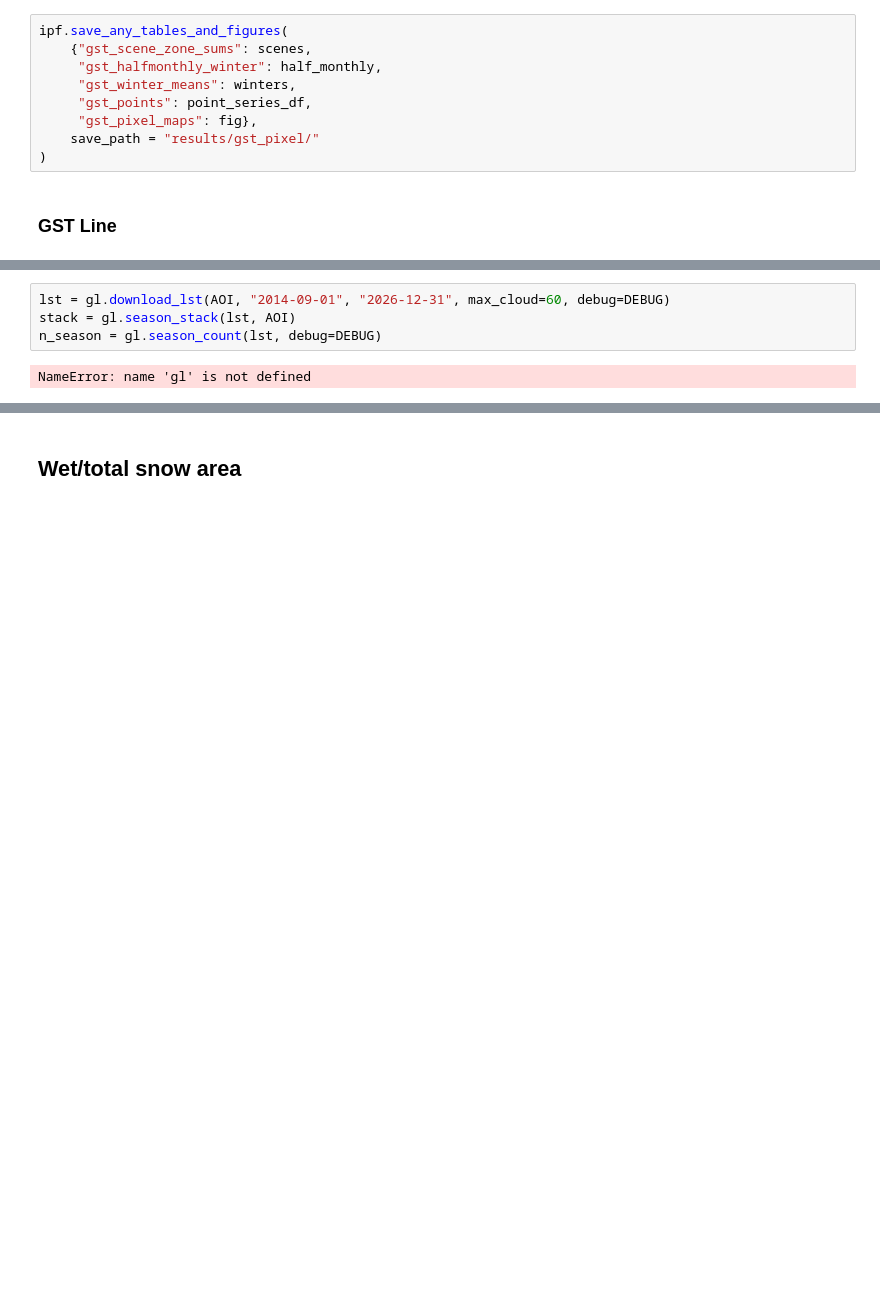
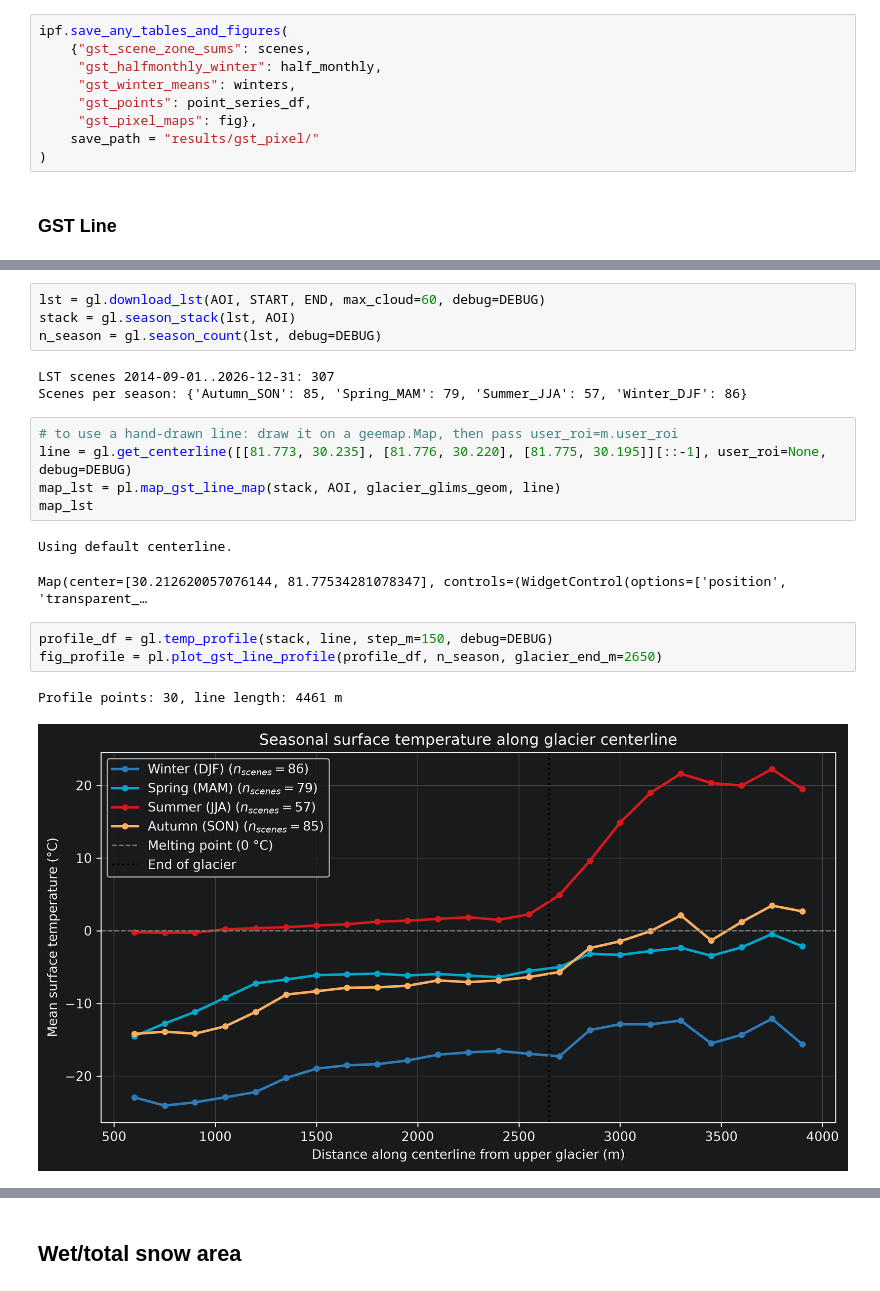
Before and after one commit to jgnnfw/EO_Cryosphere, a Jupyter notebook: main.ipynb, the cells around one changed output, grey strips where cells are left out. Cells and saved outputs as stored; diff of their text form; blank space fills up the shorter version.

```diff
--- a/main.ipynb
+++ b/main.ipynb
@@ -164,6 +183,21 @@ ipf.save_any_tables_and_figures(
 # %%
-lst = gl.download_lst(AOI, "2014-09-01", "2026-12-31", max_cloud=60, debug=DEBUG)
+lst = gl.download_lst(AOI, START, END, max_cloud=60, debug=DEBUG)
 stack = gl.season_stack(lst, AOI)
 n_season = gl.season_count(lst, debug=DEBUG)
 # %% [output]
-NameError: name 'gl' is not defined
+LST scenes 2014-09-01..2026-12-31: 307
+Scenes per season: {'Autumn_SON': 85, 'Spring_MAM': 79, 'Summer_JJA': 57, 'Winter_DJF': 86}
+# %%
+# to use a hand-drawn line: draw it on a geemap.Map, then pass user_roi=m.user_roi
+line = gl.get_centerline([[81.773, 30.235], [81.776, 30.220], [81.775, 30.195]][::-1], user_roi=None, debug=DEBUG)
+map_lst = pl.map_gst_line_map(stack, AOI, glacier_glims_geom, line)
+map_lst
+# %% [output]
+Using default centerline.
+Map(center=[30.212620057076144, 81.77534281078347], controls=(WidgetControl(options=['position', 'transparent_…
+# %%
+profile_df = gl.temp_profile(stack, line, step_m=150, debug=DEBUG)
+fig_profile = pl.plot_gst_line_profile(profile_df, n_season, glacier_end_m=2650)
+# %% [output]
+Profile points: 30, line length: 4461 m
+[figure, added]
```
Also changed, not shown: parts of 12 cells of this notebook, 2 other files.
